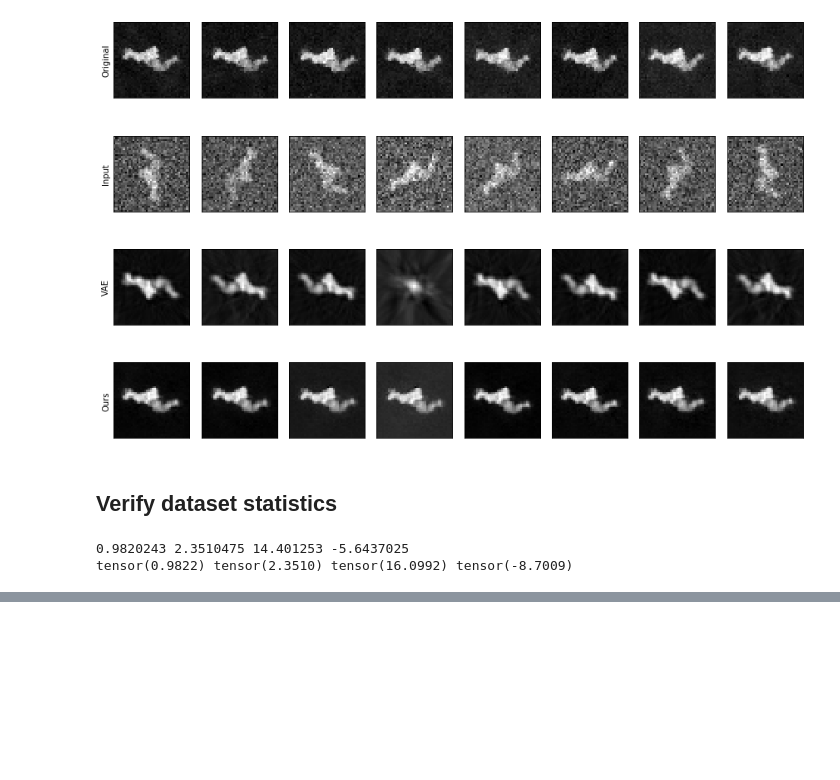
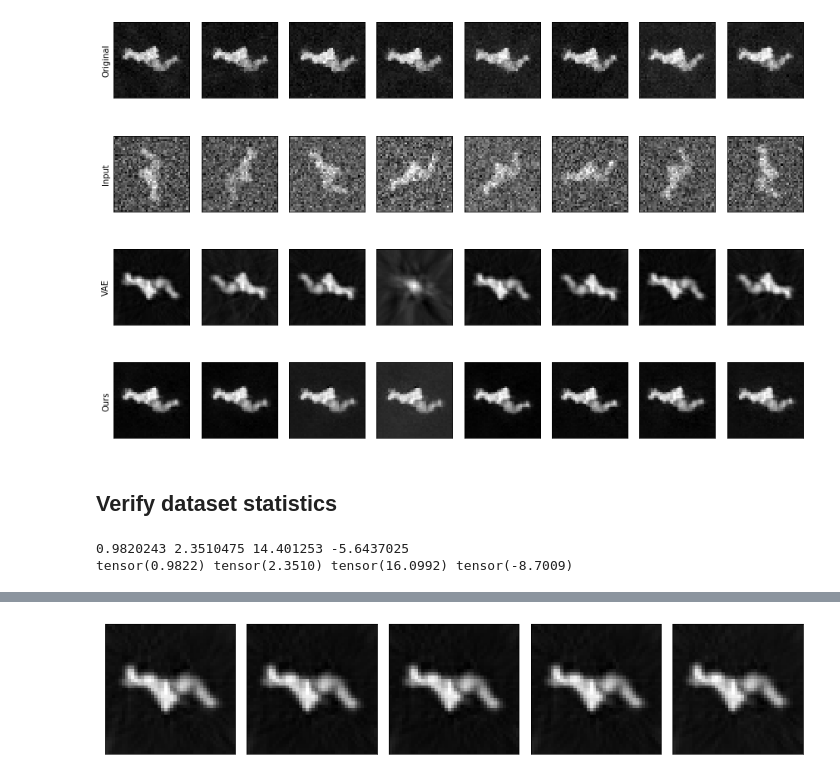
Before and after one commit to kobybibas/CryoEM_rotation_invariant, a Jupyter notebook: notebooks/5hdb_viz.ipynb, the cells around one changed output, grey strips where cells are left out. Drawn from its saved outputs; the diff is of its cells as text; code cells hidden in the pictures; blank space fills up the shorter version.

```diff
--- a/notebooks/5hdb_viz.ipynb
+++ b/notebooks/5hdb_viz.ipynb
@@ -103,0 +134,19 @@ tensor(0.9822) tensor(2.3510) tensor(16.0992) tensor(-8.7009)
+# %%
+# Inference vae
+vae_imgs = []
+for img in tqdm(img_inputs):
+    vae_img = vae_model.forward(vae_model.x_coord, img, theta_input=0)[0].detach().numpy()
+    vae_img = np.flip(vae_img.squeeze(), axis=1)
+    vae_imgs.append(vae_img)
+
+# visualize
+w, h = plt.rcParams.get('figure.figsize')
+fig, axs = plt.subplots(1, 5, figsize=(w * 2, h), facecolor='w')
+for i, ax in enumerate(axs):
+    ax.imshow(vae_imgs[i].squeeze(), cmap='gray')
+[ax.set_xticks([]) for ax in axs.flatten()]
+[ax.set_yticks([]) for ax in axs.flatten()]
+plt.tight_layout()
+plt.show()
+# %% [output]
+[figure, added]
```
Also changed, not shown: parts of 7 cells of this notebook, 1 other file.
